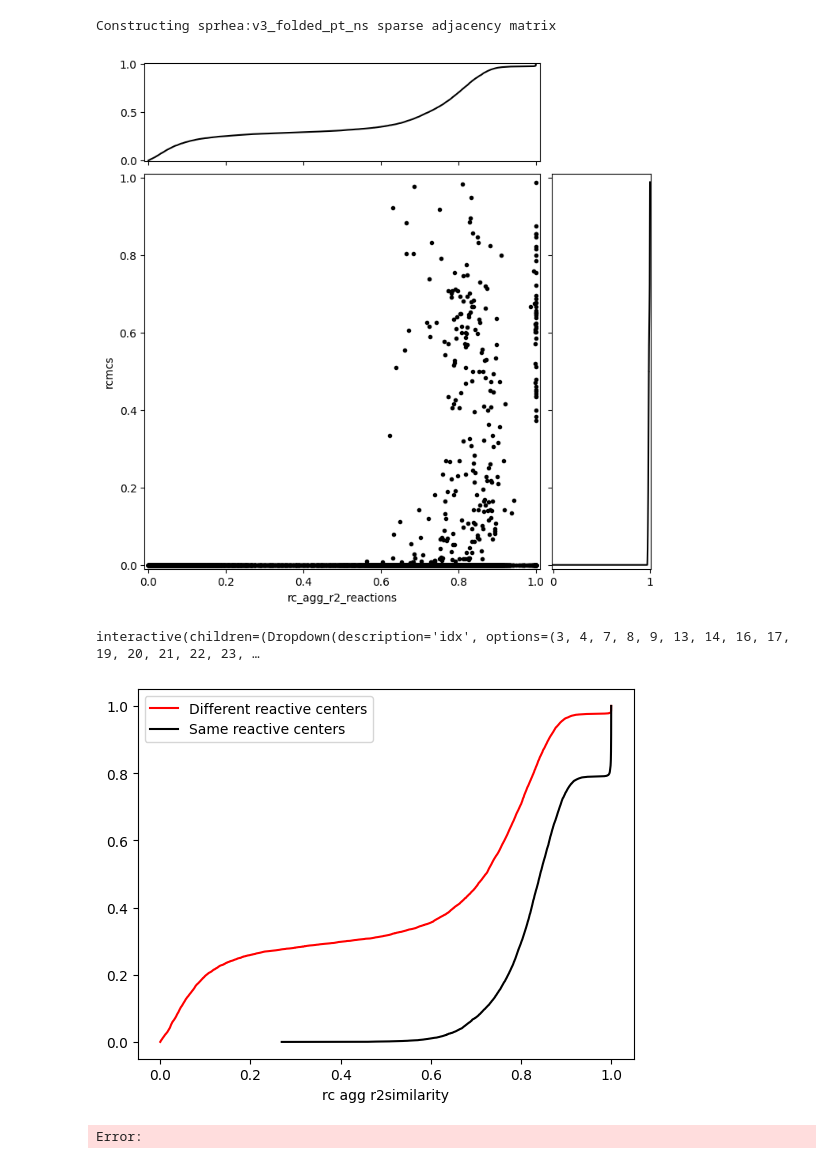
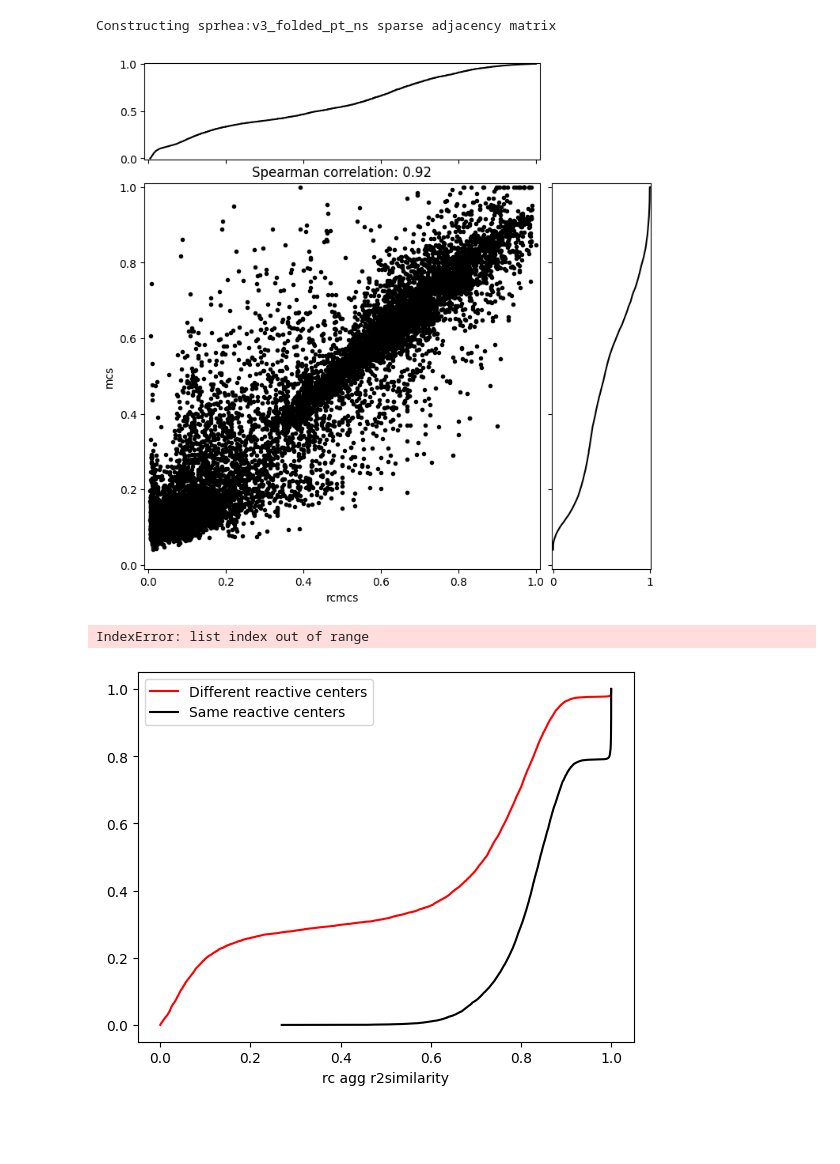
Before and after one commit to stefanpate/rcgnn, a Jupyter notebook: notebooks/similarity_metrics_analysis.ipynb, the cells around one changed output. Drawn from its saved outputs; the diff is of its cells as text; code cells hidden in the pictures; blank space fills up the shorter version.

```diff
--- a/notebooks/similarity_metrics_analysis.ipynb
+++ b/notebooks/similarity_metrics_analysis.ipynb
@@ -45,7 +46,7 @@ rxn_sim_mats = {name: np.load(smfp / f"{dataset}_{toc}_{name}.npy")
 Constructing sprhea:v3_folded_pt_ns sparse adjacency matrix
 # %%
 rng = np.random.default_rng(seed=1234)
-filter_zero_rcmcs = False
+filter_zero_rcmcs = True
 n_points = 10_000
 n = rxn_sim_mats['rcmcs'].shape[0]
 if filter_zero_rcmcs:
@@ -57,7 +58,7 @@ sel = rng.choice(idxs.shape[0], size=n_points, replace=False)
 idxs = idxs[sel]
 i, j = idxs[:, 0], idxs[:, 1]
 # %%
-sim_mats = ['rc_agg_r2_reactions', 'rcmcs']
+sim_mats = ['rcmcs', 'mcs']
 mean_sub_scl = False
 data = []
 for sm in sim_mats:
@@ -69,35 +70,38 @@ if mean_sub_scl:
     x /= x.std()
     y -= y.mean()
     y /= y.std()
 
+res = spearmanr(x, y)
+
 # Def figure
 fig = plt.figure(figsize=(8, 8))
 gs = fig.add_gridspec(2, 2,  width_ratios=(4, 1), height_ratios=(1, 4),
                       left=0.1, right=0.9, bottom=0.1, top=0.9,
-                      wspace=0.05, hspace=0.05)
+                      wspace=0.05, hspace=0.1)
 
 # Create the Axes
 ax = fig.add_subplot(gs[1, 0])
 ax_histx = fig.add_subplot(gs[0, 0], sharex=ax)
 ax_histy = fig.add_subplot(gs[1, 1], sharey=ax)
 
 # Style
+ax.set_title(f"Spearman correlation: {res.statistic:.2f}")
 ax_histx.tick_params(axis="x", labelbottom=False)
 ax_histy.tick_params(axis="y", labelleft=False)
 ax_histx.set_ylim(-0.01, 1.01)
 ax_histy.set_xlim(-0.01, 1.01)
 ax.set_xlabel(sim_mats[0])
 ax.set_ylabel(sim_mats[1])
 ax.set_xlim(-0.01, 1.01)
 ax.set_ylim(-0.01, 1.01)
 
 # Plot
 ax.plot(x, y, '.', color='black')
 plot_cdf(ax_histx, x)
 plot_cdf(ax_histy, y, flip_axes=True)
 plt.show()
 # %% [output]
-[figure, old version]
+[figure, new version]
 # %%
 sel_set = set(np.where(x > 0.5)[0])  & set(np.where(y == 0.0)[0])
 sel = sorted(sel_set)
@@ -120,7 +124,7 @@ def display_pair(idx=pair_sel):
     print(f"Rxn: {rid2} - > Rules: {rxn2['min_rules']}, ECs: {ec2}")
     display(AllChem.ReactionFromSmarts(rxn2['smarts'], useSmiles=True))
 # %% [output]
-interactive(children=(Dropdown(description='idx', options=(3, 4, 7, 8, 9, 13, 14, 16, 17, 19, 20, 21, 22, 23, …
+IndexError: list index out of range
 # %%
 # Plot cdf of embedding sims for each bucket of
 # zero and nonzero trad sim scores
@@ -156,4 +160,3 @@ ax.legend()
 plt.show()
 # %% [output]
 [figure]
-Error:
```
Also changed, not shown: parts of 1 cell of this notebook, 2 other files.
